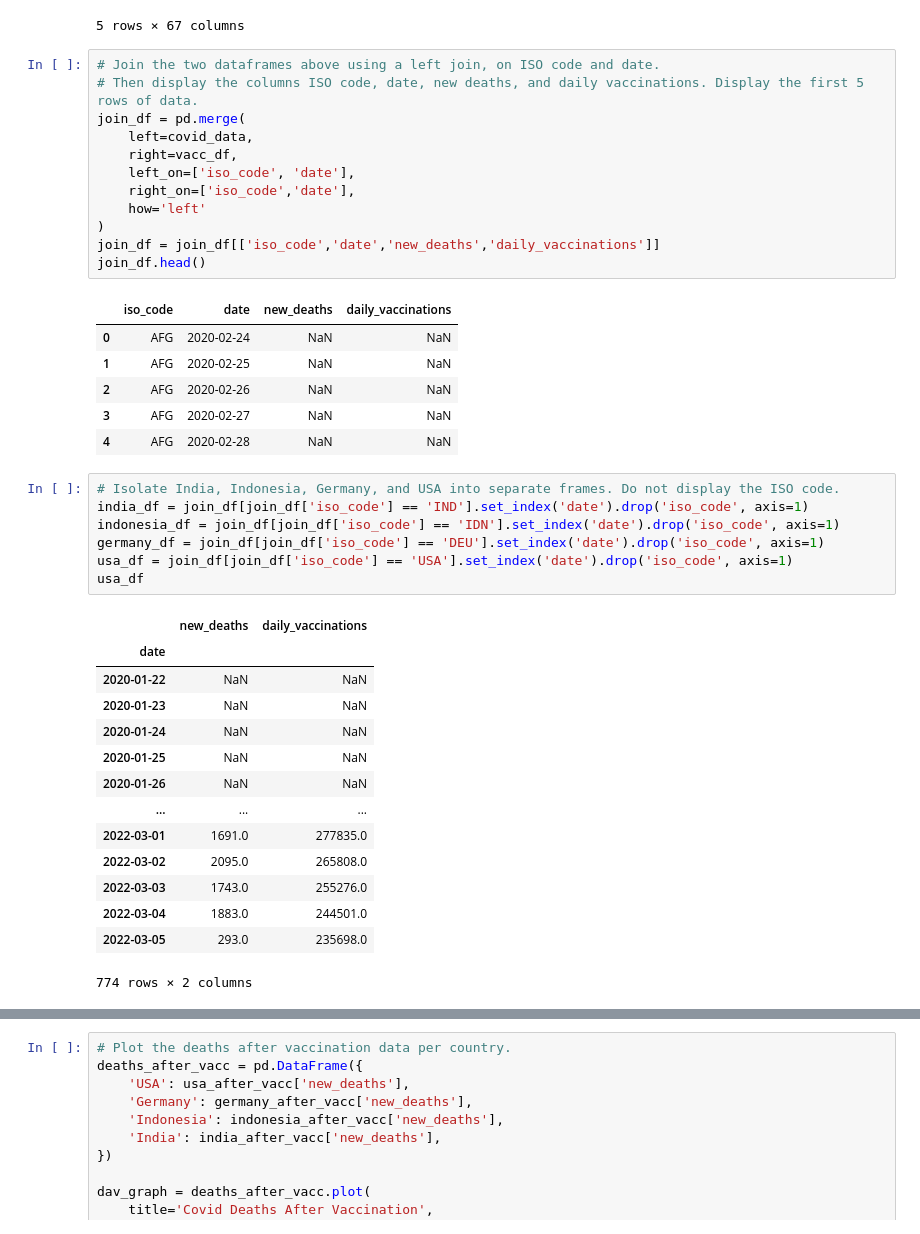
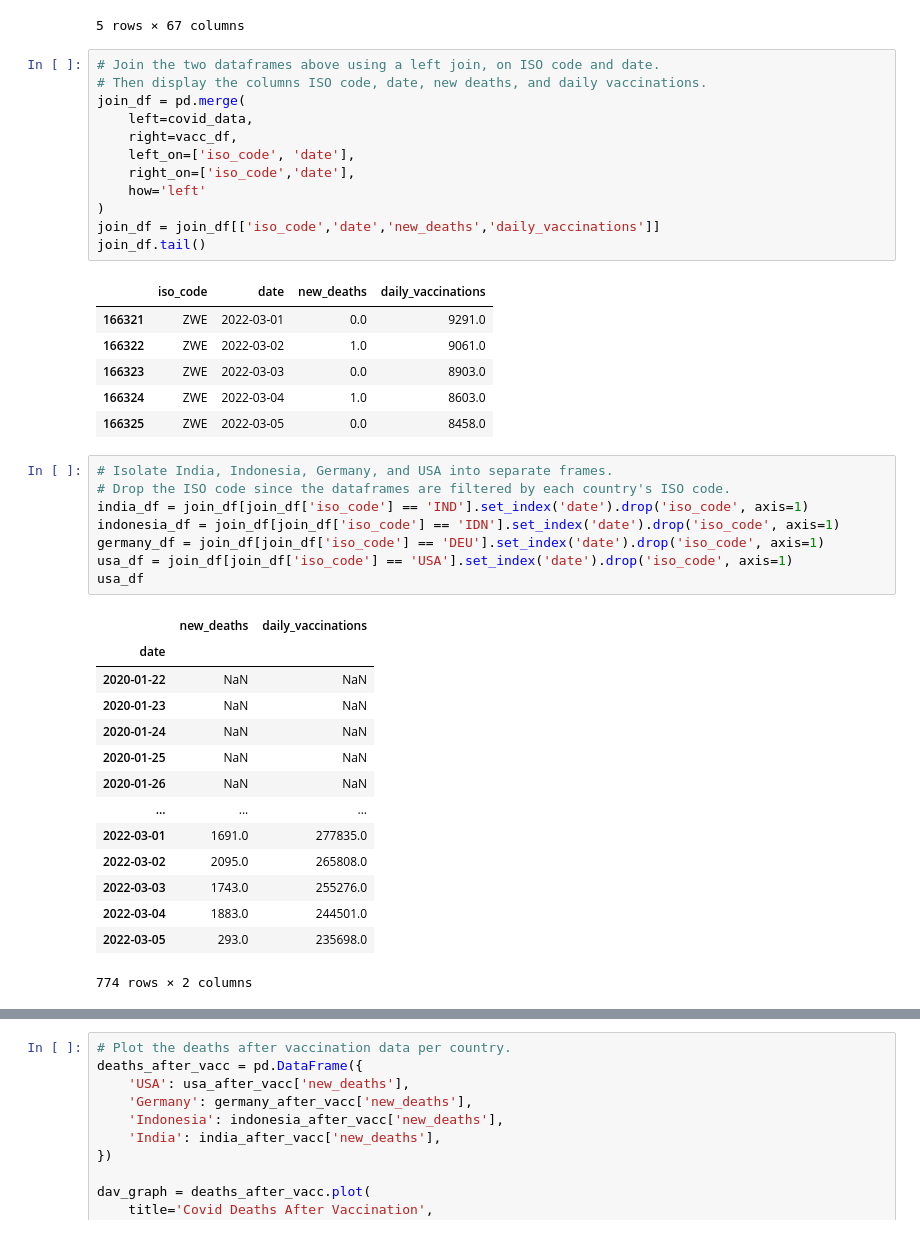
Before and after one commit to lmc5440/tcm-project1, a Jupyter notebook: analysis.ipynb, the cells around one changed output, grey strips where cells are left out. Cells and saved outputs as stored; diff of their text form.

```diff
--- a/analysis.ipynb
+++ b/analysis.ipynb
@@ -28,25 +28,26 @@ covid_data.head()
 5 rows × 67 columns
 # %%
 # Join the two dataframes above using a left join, on ISO code and date.
-# Then display the columns ISO code, date, new deaths, and daily vaccinations. Display the first 5 rows of data.
+# Then display the columns ISO code, date, new deaths, and daily vaccinations.
 join_df = pd.merge(
     left=covid_data,
     right=vacc_df,
     left_on=['iso_code', 'date'],
     right_on=['iso_code','date'],
     how='left'
 )
 join_df = join_df[['iso_code','date','new_deaths','daily_vaccinations']]
-join_df.head()
+join_df.tail()
 # %% [output]
 |  | iso_code | date | new_deaths | daily_vaccinations |
-| 0 | AFG | 2020-02-24 | NaN | NaN |
-| 1 | AFG | 2020-02-25 | NaN | NaN |
-| 2 | AFG | 2020-02-26 | NaN | NaN |
-| 3 | AFG | 2020-02-27 | NaN | NaN |
-| 4 | AFG | 2020-02-28 | NaN | NaN |
+| 166321 | ZWE | 2022-03-01 | 0.0 | 9291.0 |
+| 166322 | ZWE | 2022-03-02 | 1.0 | 9061.0 |
+| 166323 | ZWE | 2022-03-03 | 0.0 | 8903.0 |
+| 166324 | ZWE | 2022-03-04 | 1.0 | 8603.0 |
+| 166325 | ZWE | 2022-03-05 | 0.0 | 8458.0 |
 # %%
-# Isolate India, Indonesia, Germany, and USA into separate frames. Do not display the ISO code.
+# Isolate India, Indonesia, Germany, and USA into separate frames.
+# Drop the ISO code since the dataframes are filtered by each country's ISO code.
 india_df = join_df[join_df['iso_code'] == 'IND'].set_index('date').drop('iso_code', axis=1)
 indonesia_df = join_df[join_df['iso_code'] == 'IDN'].set_index('date').drop('iso_code', axis=1)
 germany_df = join_df[join_df['iso_code'] == 'DEU'].set_index('date').drop('iso_code', axis=1)
```
Also changed, not shown: parts of 15 cells of this notebook.
